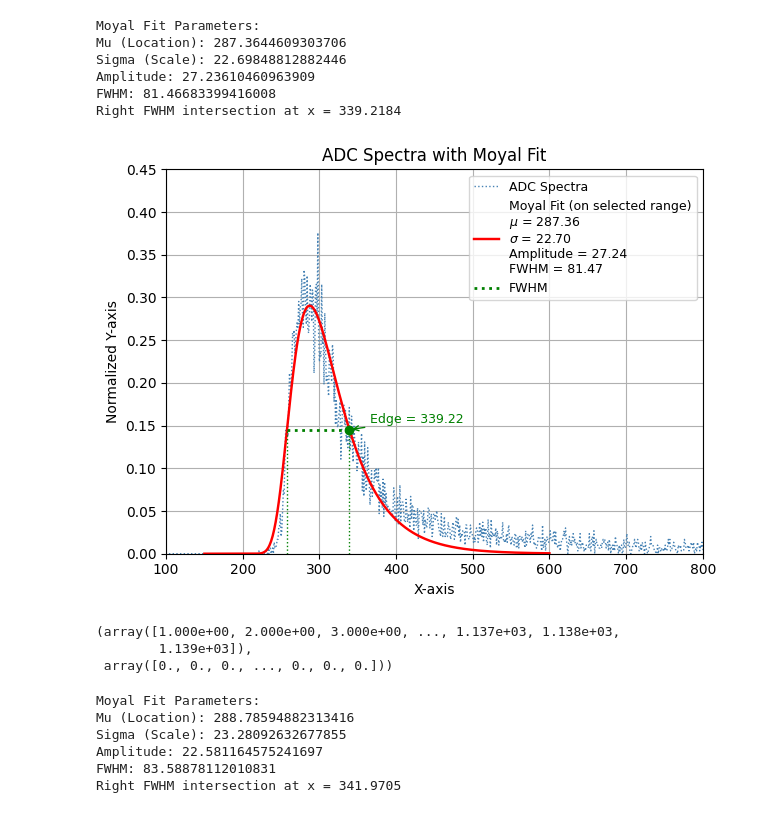
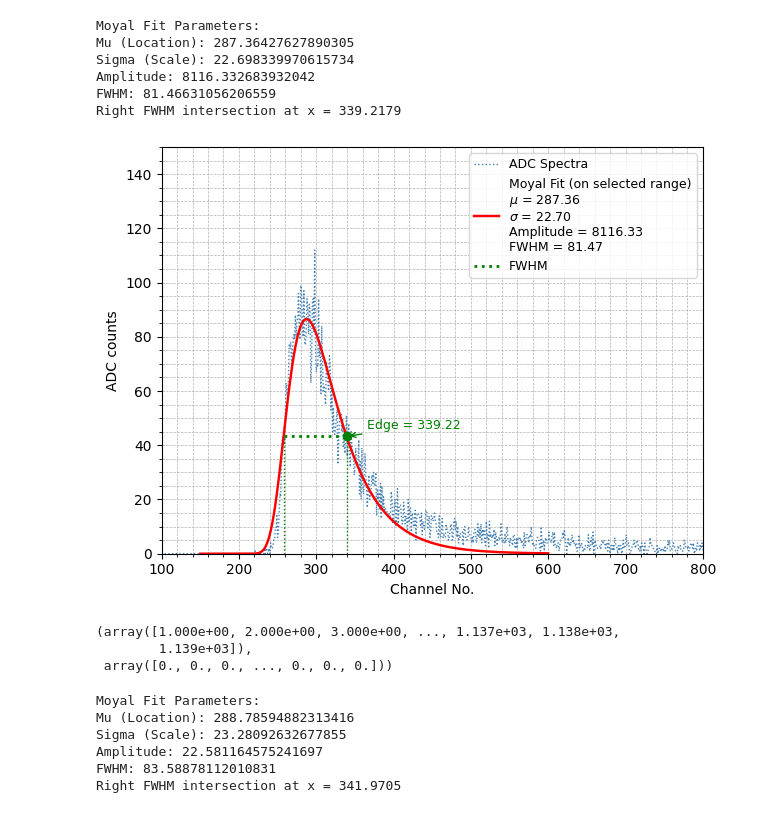
Before and after one commit to c0smic-65/M19-spectra-analysis, a Jupyter notebook: test.ipynb, the cells around one changed output. Cells and saved outputs as stored; diff of their text form; code cells hidden in the pictures.

```diff
--- a/test.ipynb
+++ b/test.ipynb
@@ -203,7 +203,10 @@ from scipy.stats import moyal
 def get_adc_spectra(file_path, xlim=None, ylim=None, FWHM=False):
     data = np.loadtxt(file_path, delimiter="\t")
     x, y = data[:, 0], data[:, 1]
-    y = y / np.max(y)
+    # y normalization removed
+
+    # Ask for plot title
+    title_input = input("Enter the plot title (leave blank for no title): ")
 
     user_input = input(
         "Enter the x range for the fit as 'min,max' (leave blank to skip fit): "
@@ -228,7 +231,9 @@ def get_adc_spectra(file_path, xlim=None, ylim=None, FWHM=False):
 
                 initial_mu = x_fit[np.argmax(y_fit)]
                 initial_sigma = np.std(x_fit) / 2
-                initial_amplitude = 1.0
+                initial_amplitude = np.max(
+                    y_fit
+                )  # Use actual (not normalized) amplitude
 
                 bounds = ([x_fit.min(), 0, 0], [x_fit.max(), np.inf, np.inf])
 
@@ -253,9 +258,7 @@ def get_adc_spectra(file_path, xlim=None, ylim=None, FWHM=False):
                     half_max = np.max(y_fine) / 2
                     above_half = np.where(y_fine >= half_max)[0]
                     if len(above_half) > 1:
-                        # Left edge (first above half)
                         fwhm_x1 = x_fine[above_half[0]]
-                        # Right edge: interpolate for higher precision
                         r_idx = above_half[-1]
                         if r_idx + 1 < len(x_fine):
                             x_right_l = x_fine[r_idx]
@@ -304,8 +307,6 @@ def get_adc_spectra(file_path, xlim=None, ylim=None, FWHM=False):
             label=fit_label,
             linewidth=1.75,
         )
-
-        # Draw the FWHM line if needed
         if (
             FWHM
             and FWHM_val is not None
@@ -321,7 +322,6 @@ def get_adc_spectra(file_path, xlim=None, ylim=None, FWHM=False):
                 linewidth=2,
                 label="FWHM",
             )
-            # Optionally mark the edges, or annotate the FWHM value
             plt.vlines(
                 [fwhm_x1, fwhm_x2],
                 0,
@@ -342,11 +342,15 @@ def get_adc_spectra(file_path, xlim=None, ylim=None, FWHM=False):
                 arrowprops=dict(arrowstyle="->", color="green"),
             )
 
-    plt.xlabel("X-axis")
-    plt.ylabel("Normalized Y-axis")
-    plt.title("ADC Spectra" + (" with Moyal Fit" if fit_done else ""))
+    plt.xlabel("Channel No.")
+    plt.ylabel("ADC counts")
+    if title_input.strip():
+        plt.title(title_input)
+
+    plt.minorticks_on()
+    plt.grid(which="both", linestyle="--", linewidth=0.5)
+
     plt.legend(loc="best", fontsize=9)
-    plt.grid(True)
 
     if xlim is not None:
         plt.xlim(xlim)
@@ -359,18 +363,18 @@ def get_adc_spectra(file_path, xlim=None, ylim=None, FWHM=False):
 # %%
 get_adc_spectra(
     "/Users/sayakghosh/Downloads/M19 Cosmic Rays/5.1.3/light-on/free_spectra_lightON_chA_adc_a.txt",
     xlim=(100, 800),
-    ylim=(0, 0.45),
+    ylim=(0, 150),
     FWHM=True,
 )
 # %% [output]
 Moyal Fit Parameters:
-Mu (Location): 287.3644609303706
-Sigma (Scale): 22.69848812882446
-Amplitude: 27.23610460963909
-FWHM: 81.46683399416008
-Right FWHM intersection at x = 339.2184
+Mu (Location): 287.36427627890305
+Sigma (Scale): 22.698339970615734
+Amplitude: 8116.332683932042
+FWHM: 81.46631056206559
+Right FWHM intersection at x = 339.2179
-[figure, old version]
+[figure, new version]
 (array([1.000e+00, 2.000e+00, 3.000e+00, ..., 1.137e+03, 1.138e+03,
         1.139e+03]),
  array([0., 0., 0., ..., 0., 0., 0.]))
```
